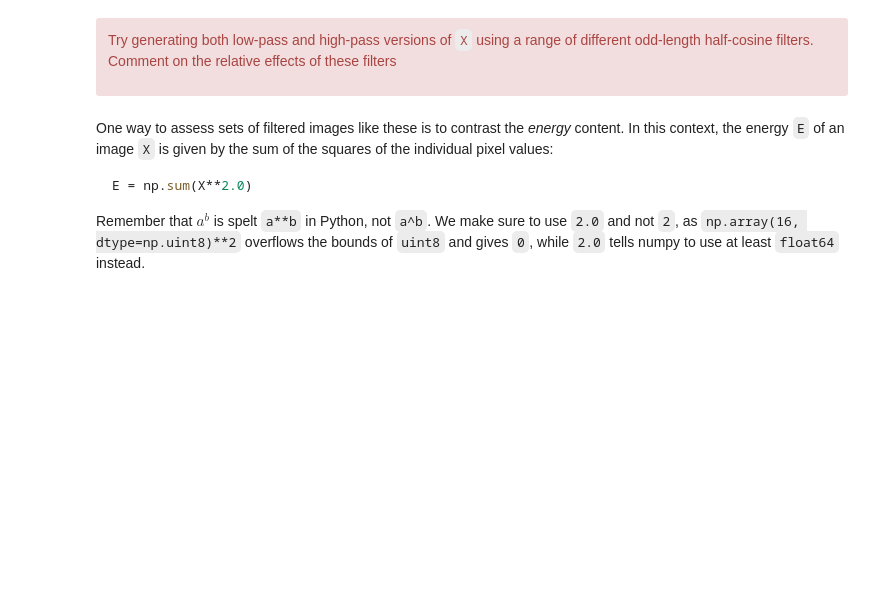
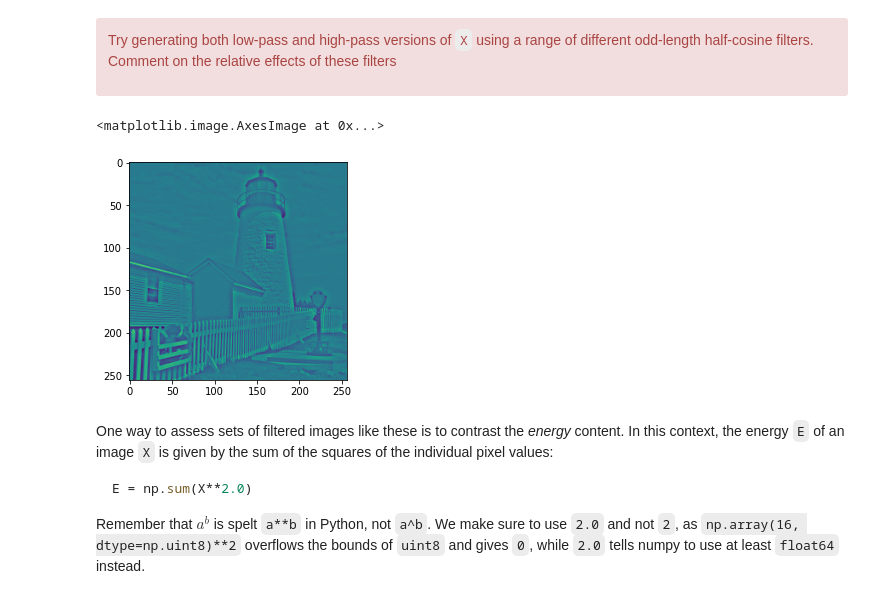
Before and after one commit to sigproc/cued_sf2_lab, a Jupyter notebook: 5-simple-image-filtering.ipynb, the cells around one changed output. Saved outputs shown, nothing was run; the diff lists cells and outputs as text; code cells hidden in the pictures; blank space fills up the shorter version.

````diff
--- a/5-simple-image-filtering.ipynb
+++ b/5-simple-image-filtering.ipynb
@@ -216,3 +214,10 @@ Try generating both low-pass and high-pass versions of `X` using a range of diff
+# %%
+Xl = Xe_column_row
+Xh = X - Xl
+plt.imshow(Xh)
+# %% [output]
+<matplotlib.image.AxesImage at 0x...>
+[figure, added]
 # %% [markdown]
 One way to assess sets of filtered images like these is to contrast the *energy* content. In this context, the energy `E` of an image `X` is given by the sum of the squares of the individual pixel values:
 ```python
````
Also changed, not shown: parts of 3 cells of this notebook, 2 other files.
